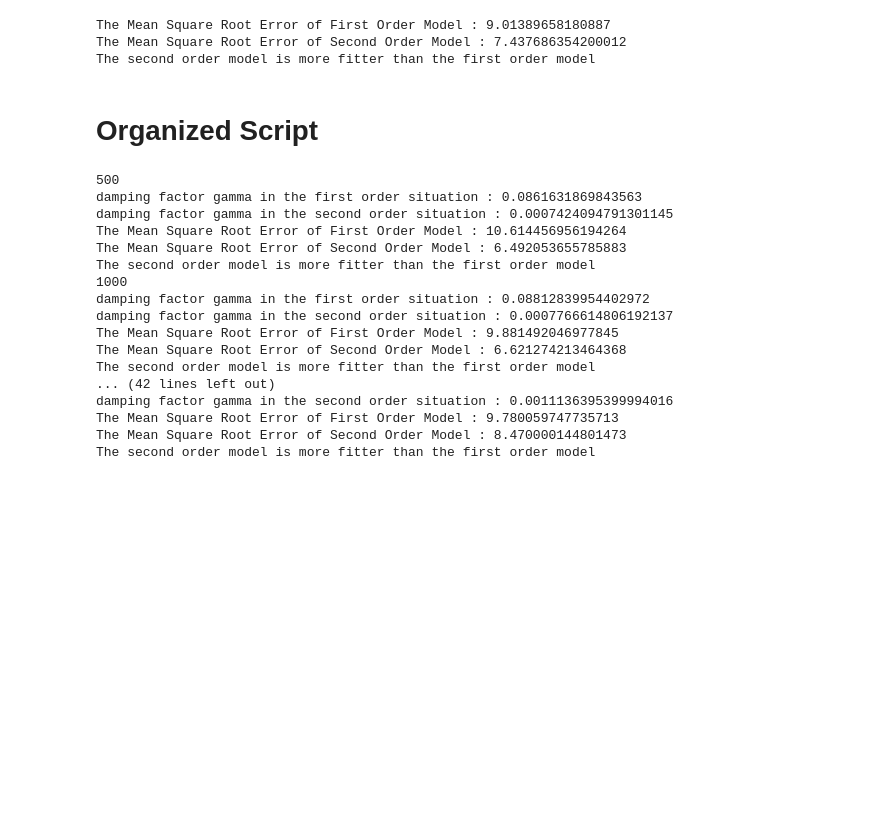
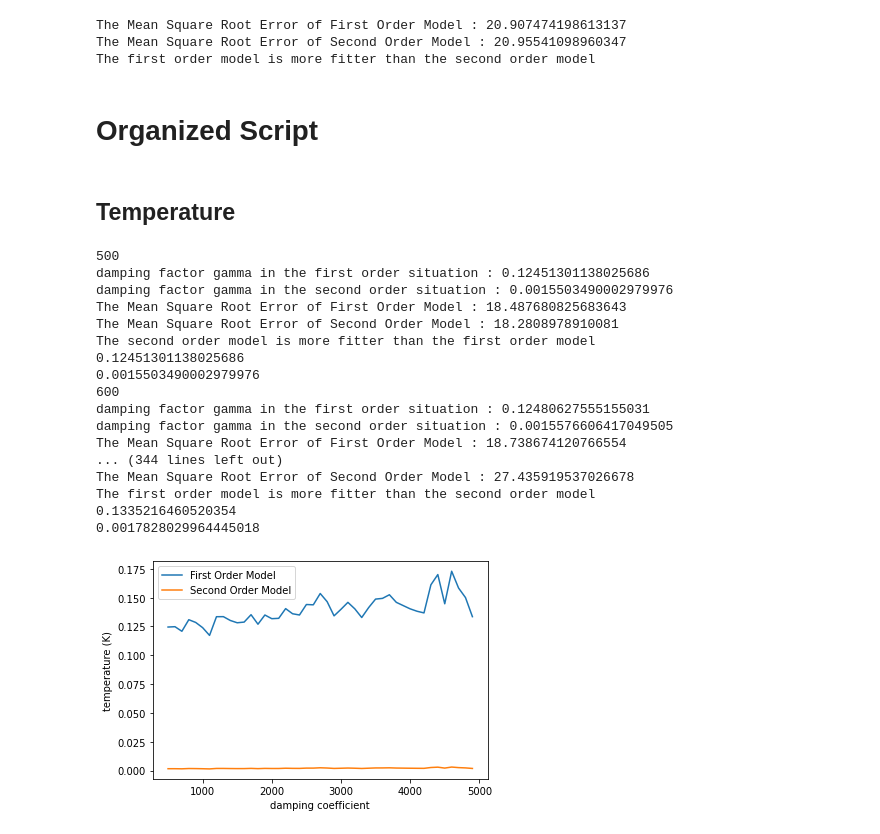
Before and after one commit to JacobYim/Free-Falling-Simulation, a Jupyter notebook: py/CurveFitting.ipynb, the cells around one changed output. Cells and saved outputs as stored; diff of their text form; code cells hidden in the pictures; blank space fills up the shorter version.

```diff
--- a/py/CurveFitting.ipynb
+++ b/py/CurveFitting.ipynb
@@ -95,8 +100,9 @@ import numpy as np
 sqrt_error_first_order = 0.0
 sqrt_error_second_order = 0.0
 for times, vys in zip(times_list, vys_list) :
-    sqrt_error_first_order += np.sqrt(sum((np.array(vys) - np.array(calc_first_order(gamma_1, g, times)))**2)/len(times))
-    sqrt_error_second_order += np.sqrt(sum((np.array(vys) - np.array(calc_second_order(gamma_2, g, times)))**2)/len(times))
+    if len(times) > 0 :
+        sqrt_error_first_order += np.sqrt(sum((np.array(vys) - np.array(calc_first_order(gamma_1, g, times)))**2)/len(times))
+        sqrt_error_second_order += np.sqrt(sum((np.array(vys) - np.array(calc_second_order(gamma_2, g, times)))**2)/len(times))
 
 print("The Mean Square Root Error of First Order Model : {}".format(sqrt_error_first_order/len(vys_list)))
 print("The Mean Square Root Error of Second Order Model : {}".format(sqrt_error_second_order/len(vys_list)))
@@ -105,9 +111,9 @@ if sqrt_error_first_order < sqrt_error_second_order :
 else :
     print("The second order model is more fitter than the first order model")
 # %% [output]
-The Mean Square Root Error of First Order Model : 9.01389658180887
-The Mean Square Root Error of Second Order Model : 7.437686354200012
-The second order model is more fitter than the first order model
+The Mean Square Root Error of First Order Model : 20.907474198613137
+The Mean Square Root Error of Second Order Model : 20.95541098960347
+The first order model is more fitter than the second order model
 # %% [markdown]
 # Organized Script
 # %%
@@ -192,23 +203,42 @@ times_list, vys_list, density_list = load_files('result_T', 'T', 2000)
+# %% [markdown]
+## Temperature
 # %%
-Ts = list(range(500, 5000, 500))
+gamma1s = []
+gamma2s = []
+terminal_vs = []
+
+Ts = list(range(500, 5000, 100))
 for T in Ts :
     print(T)
-    compare_models('result_T', 'T', T)
+    [g1, g2, terminal_v] = compare_models('result_T', 'T', T)
+    print(g1)
+    print(g2)
+    gamma1s.append(g1)
+    gamma2s.append(g2)
+    terminal_vs.append(terminal_v)
+
+plt.plot(Ts, gamma1s, label='First Order Model')
+plt.plot(Ts, gamma2s, label='Second Order Model')
+plt.legend()
+plt.xlabel("damping coefficient")
+plt.ylabel("temperature (K)")
+plt.savefig("damping coefficient_Temperature.jpg")
 # %% [output]
 500
-damping factor gamma in the first order situation : 0.0861631869843563
-damping factor gamma in the second order situation : 0.0007424094791301145
-The Mean Square Root Error of First Order Model : 10.614456956194264
-The Mean Square Root Error of Second Order Model : 6.492053655785883
+damping factor gamma in the first order situation : 0.12451301138025686
+damping factor gamma in the second order situation : 0.0015503490002979976
+The Mean Square Root Error of First Order Model : 18.487680825683643
+The Mean Square Root Error of Second Order Model : 18.2808978910081
 The second order model is more fitter than the first order model
-1000
-damping factor gamma in the first order situation : 0.08812839954402972
-damping factor gamma in the second order situation : 0.0007766614806192137
-The Mean Square Root Error of First Order Model : 9.881492046977845
-The Mean Square Root Error of Second Order Model : 6.621274213464368
-The second order model is more fitter than the first order model
-... (42 lines left out)
-damping factor gamma in the second order situation : 0.0011136395399994016
-The Mean Square Root Error of First Order Model : 9.780059747735713
-The Mean Square Root Error of Second Order Model : 8.470000144801473
-The second order model is more fitter than the first order model
+0.12451301138025686
+0.0015503490002979976
+600
+damping factor gamma in the first order situation : 0.12480627555155031
+damping factor gamma in the second order situation : 0.0015576606417049505
+The Mean Square Root Error of First Order Model : 18.738674120766554
+... (344 lines left out)
+The Mean Square Root Error of Second Order Model : 27.435919537026678
+The first order model is more fitter than the second order model
+0.1335216460520354
+0.0017828029964445018
+[figure, added]
```
Also changed, not shown: parts of 20 cells of this notebook.
